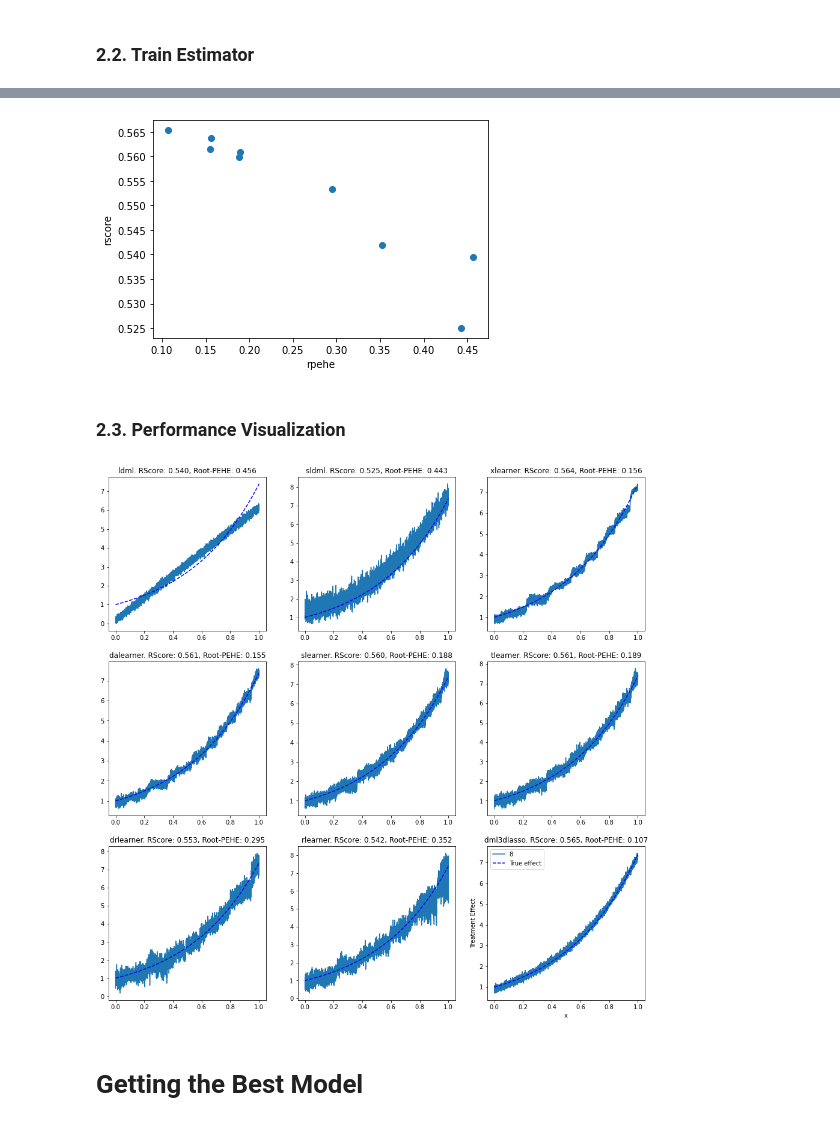
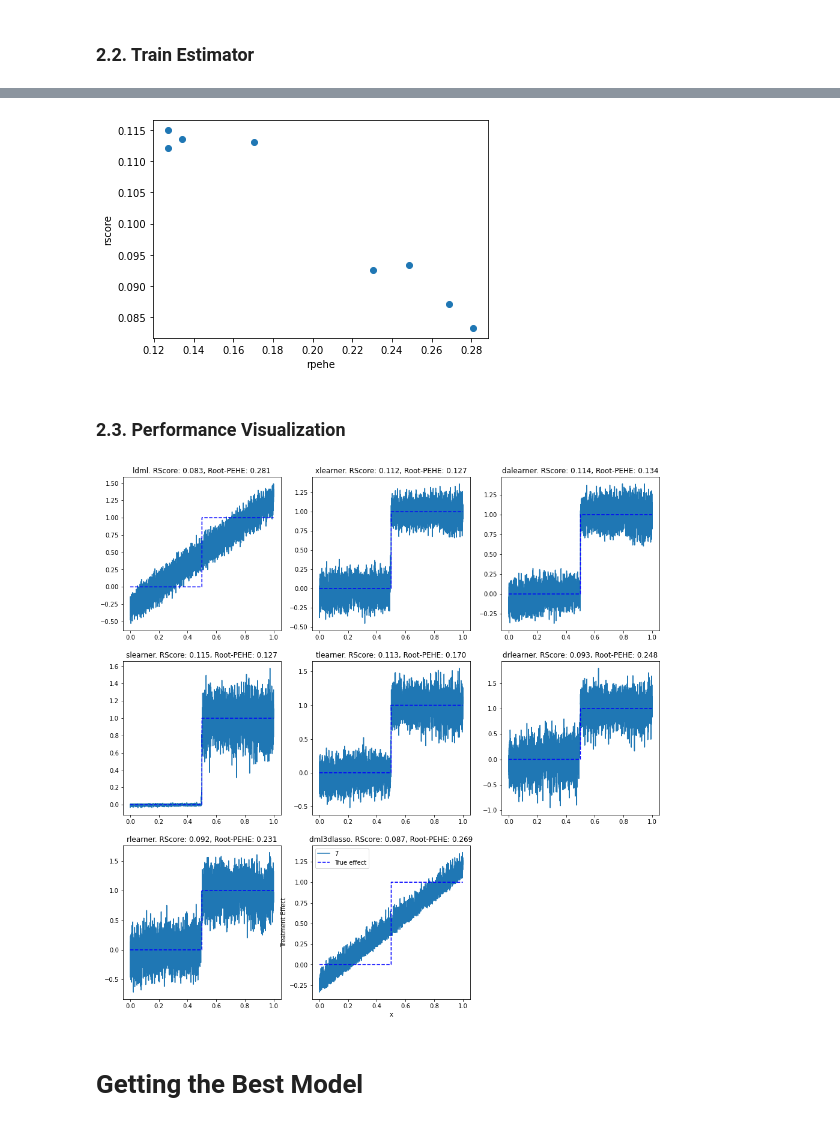
Before and after one commit to py-why/EconML, a Jupyter notebook: notebooks/RScorer.ipynb, the cells around one changed output, grey strips where cells are left out. Saved outputs shown, nothing was run; the diff lists cells and outputs as text; code cells hidden in the pictures.

```diff
--- a/notebooks/RScorer.ipynb
+++ b/notebooks/RScorer.ipynb
@@ -58,8 +58,8 @@ def exp_te(x):
     return np.exp(2 * x[:, 0]) # DGP constants
 # def exp_te(x):
 #     return 4*x[:, 0]
-# def exp_te(x):
-#     return x[:, 0] > 0.5
+def exp_te(x):
+    return x[:, 0] > 0.5
 # def exp_te(x):
 #     return (1 + x[:, 0]**2) * (x[:, 0] > .5)
 
@@ -90,6 +90,7 @@ Y = TE * T + np.dot(X[:, support_Y], coefs_Y) + epsilon_sample(n)
 # get testing data
 X_test = np.random.uniform(0, 1, size=(n, n_x))
 X_test[:, 0] = np.linspace(0, 1, n)
+expected_te_test = exp_te(X_test)
 # %% [markdown]
 ### 2.2. Train Estimator
 # %%
@@ -100,9 +101,9 @@ X_train, X_val, T_train, T_val, Y_train, Y_val = train_test_split(X, T, Y, test_
 # %%
 models = [('ldml', LinearDML(model_y=reg(), model_t=clf(), discrete_treatment=True,
                              linear_first_stages=False, n_splits=3)),
-          ('sldml', SparseLinearDML(model_y=reg(), model_t=clf(), discrete_treatment=True,
-                                    featurizer=PolynomialFeatures(degree=2, include_bias=False),
-                                    linear_first_stages=False, n_splits=3)),
+#           ('sldml', SparseLinearDML(model_y=reg(), model_t=clf(), discrete_treatment=True,
+#                                     featurizer=PolynomialFeatures(degree=2, include_bias=False),
+#                                     linear_first_stages=False, n_splits=3)),
           ('xlearner', XLearner(models=reg(), cate_models=reg(), propensity_model=clf())),
           ('dalearner', DomainAdaptationLearner(models=reg(), final_models=reg(), propensity_model=clf())),
           ('slearner', SLearner(overall_model=reg())),
@@ -135,32 +136,32 @@ scorer.fit(Y_val, T_val, X=X_val)
 # %%
 rscore = [scorer.score(mdl) for _, mdl in models]
 # %%
-expected_te = exp_te(X_val)
+expected_te_val = exp_te(X_val)
 # %%
-rootpehe = [np.sqrt(np.mean((expected_te.flatten() - mdl.effect(X_val).flatten())**2)) for _, mdl in models]
+rootpehe = [np.sqrt(np.mean((expected_te_val.flatten() - mdl.effect(X_val).flatten())**2)) for _, mdl in models]
 # %%
 plt.scatter(rootpehe, rscore)
 plt.xlabel('rpehe')
 plt.ylabel('rscore')
 plt.show()
 # %% [output]
-[figure, old version]
+[figure, new version]
 # %% [markdown]
 ### 2.3. Performance Visualization
 # %%
 plt.figure(figsize=(16, 16))
 rows = int(np.ceil(len(models) / 3))
 for it, (name, mdl) in enumerate(models):
     plt.subplot(rows, 3, it + 1)
     plt.title('{}. RScore: {:.3f}, Root-PEHE: {:.3f}'.format(name, rscore[it], rootpehe[it]))
     plt.plot(X_test[:, 0], mdl.effect(X_test), label='{}'.format(it))
-    plt.plot(X_test[:, 0], exp_te(X_test), 'b--', label='True effect')
+    plt.plot(X_test[:, 0], expected_te_test, 'b--', label='True effect')
 plt.ylabel('Treatment Effect')
 plt.xlabel('x')
 plt.legend()
 plt.show()
 # %% [output]
-[figure, old version]
+[figure, new version]
 # %% [markdown]
 # Getting the Best Model
 # %%
```
Also changed, not shown: parts of 16 cells of this notebook.
